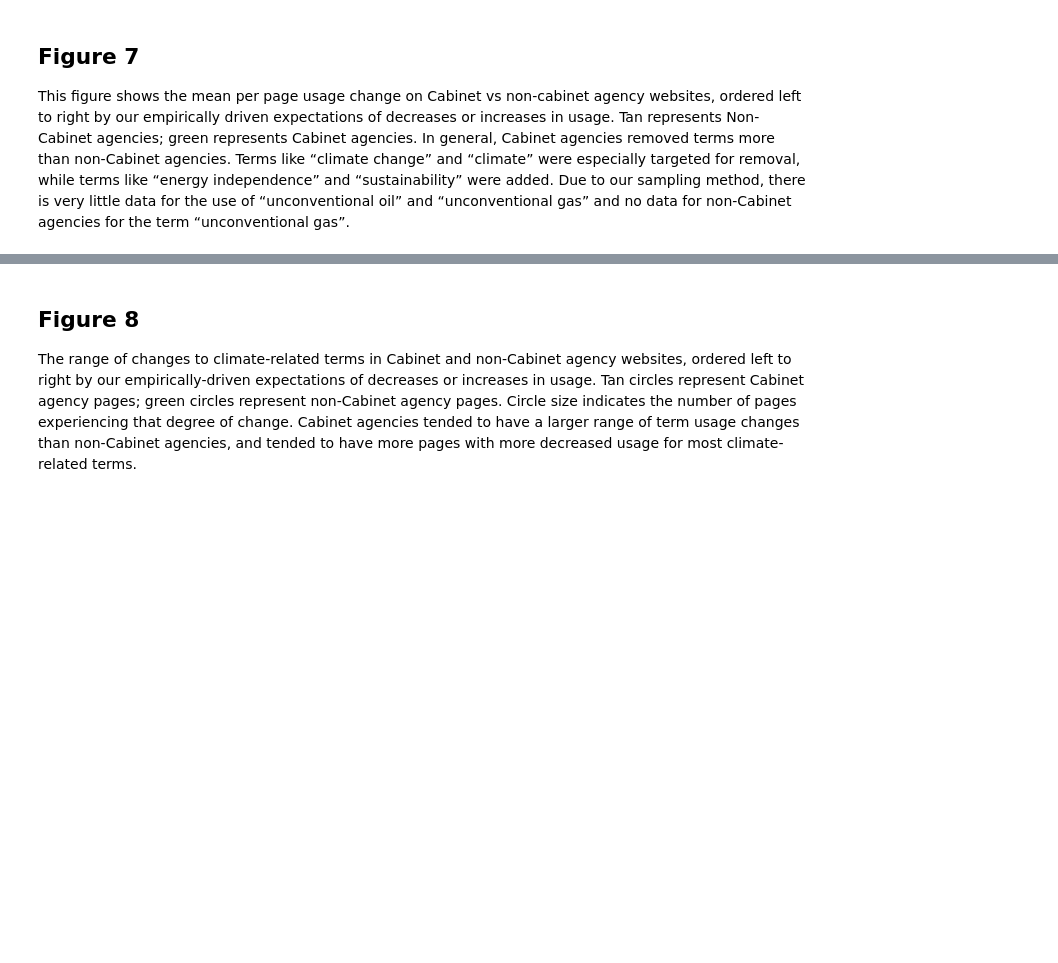
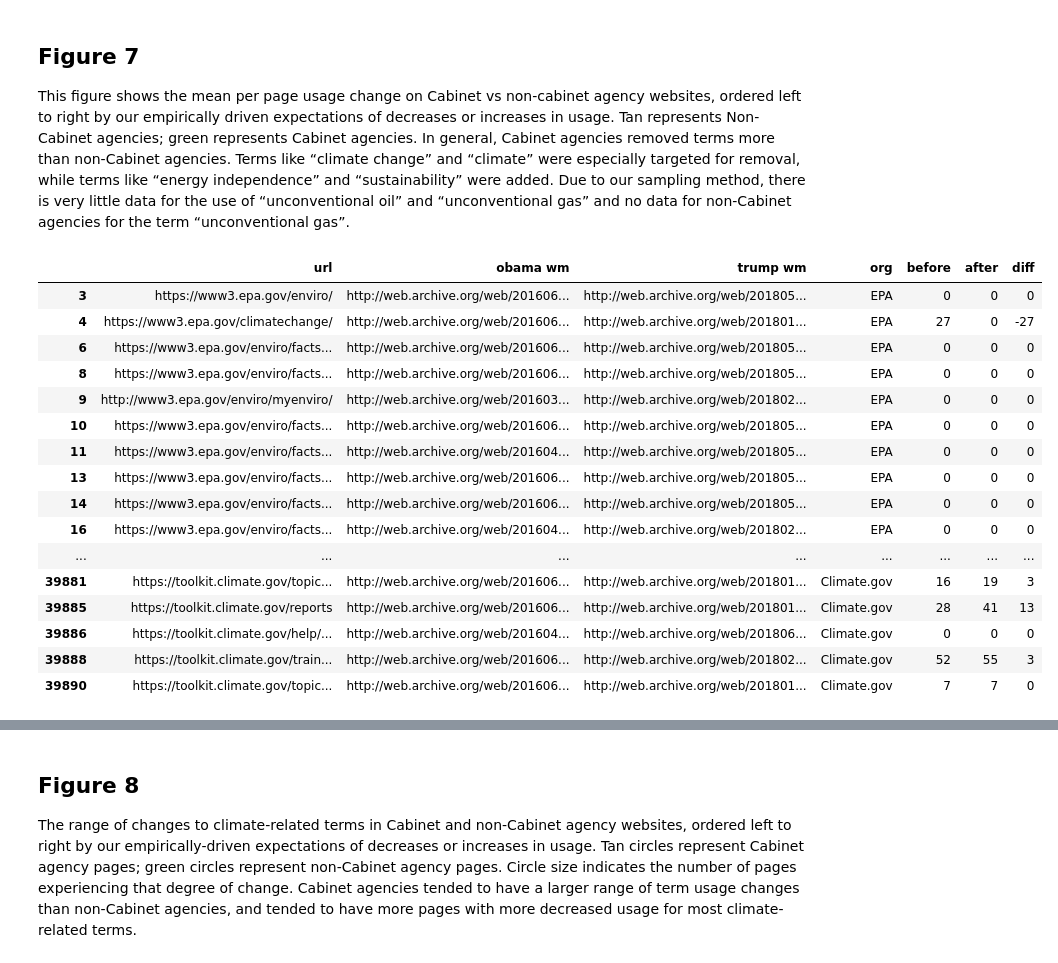
Before and after one commit to edgi-govdata-archiving/web_monitoring_research, a Jupyter notebook: term_analysis.ipynb, the cells around one changed output, grey strips where cells are left out. Saved outputs shown, nothing was run; the diff lists cells and outputs as text; code cells hidden in the pictures; blank space fills up the shorter version.

```diff
--- a/term_analysis.ipynb
+++ b/term_analysis.ipynb
@@ -259,5 +306,27 @@ p + theme(text=element_text(size=10), panel.grid.major = element_blank(), panel.
 # %% [markdown]
 ## Figure 7
 This figure shows the mean per page usage change on Cabinet vs non-cabinet agency websites, ordered left to right by our empirically driven expectations of decreases or increases in usage. Tan represents Non-Cabinet agencies; green represents Cabinet agencies. In general, Cabinet agencies removed terms more than non-Cabinet agencies. Terms like “climate change” and “climate” were especially targeted for removal, while terms like “energy independence” and “sustainability” were added. Due to our sampling method, there is very little data for the use of “unconventional oil” and “unconventional gas” and no data for non-Cabinet agencies for the term “unconventional gas”.
+# %%
+d<-cbind(urls[c(1,3,6,8)], first[i], second[i], combined[i])
+colnames(d)<-c("url", "obama wm", "trump wm", "org", "before", "after","diff")
+d
+# %% [output]
+|  | url | obama wm | trump wm | org | before | after | diff |
+| 3 | https://www3.epa.gov/enviro/ | http://web.archive.org/web/201606... | http://web.archive.org/web/201805... | EPA | 0 | 0 | 0 |
+| 4 | https://www3.epa.gov/climatechange/ | http://web.archive.org/web/201606... | http://web.archive.org/web/201801... | EPA | 27 | 0 | -27 |
+| 6 | https://www3.epa.gov/enviro/facts... | http://web.archive.org/web/201606... | http://web.archive.org/web/201805... | EPA | 0 | 0 | 0 |
+| 8 | https://www3.epa.gov/enviro/facts... | http://web.archive.org/web/201606... | http://web.archive.org/web/201805... | EPA | 0 | 0 | 0 |
+| 9 | http://www3.epa.gov/enviro/myenviro/ | http://web.archive.org/web/201603... | http://web.archive.org/web/201802... | EPA | 0 | 0 | 0 |
+| 10 | https://www3.epa.gov/enviro/facts... | http://web.archive.org/web/201606... | http://web.archive.org/web/201805... | EPA | 0 | 0 | 0 |
+| 11 | https://www3.epa.gov/enviro/facts... | http://web.archive.org/web/201604... | http://web.archive.org/web/201805... | EPA | 0 | 0 | 0 |
+| 13 | https://www3.epa.gov/enviro/facts... | http://web.archive.org/web/201606... | http://web.archive.org/web/201805... | EPA | 0 | 0 | 0 |
+| 14 | https://www3.epa.gov/enviro/facts... | http://web.archive.org/web/201606... | http://web.archive.org/web/201805... | EPA | 0 | 0 | 0 |
+| 16 | https://www3.epa.gov/enviro/facts... | http://web.archive.org/web/201604... | http://web.archive.org/web/201802... | EPA | 0 | 0 | 0 |
+| ... | ... | ... | ... | ... | ... | ... | ... |
+| 39881 | https://toolkit.climate.gov/topic... | http://web.archive.org/web/201606... | http://web.archive.org/web/201801... | Climate.gov | 16 | 19 | 3 |
+| 39885 | https://toolkit.climate.gov/reports | http://web.archive.org/web/201606... | http://web.archive.org/web/201801... | Climate.gov | 28 | 41 | 13 |
+| 39886 | https://toolkit.climate.gov/help/... | http://web.archive.org/web/201604... | http://web.archive.org/web/201806... | Climate.gov | 0 | 0 | 0 |
+| 39888 | https://toolkit.climate.gov/train... | http://web.archive.org/web/201606... | http://web.archive.org/web/201802... | Climate.gov | 52 | 55 | 3 |
+| 39890 | https://toolkit.climate.gov/topic... | http://web.archive.org/web/201606... | http://web.archive.org/web/201801... | Climate.gov | 7 | 7 | 0 |
 # %%
 # Ideally the creation of cabinet_counts and cabinet_average would be done _in this script_
```
Also changed, not shown: parts of 8 cells of this notebook.
